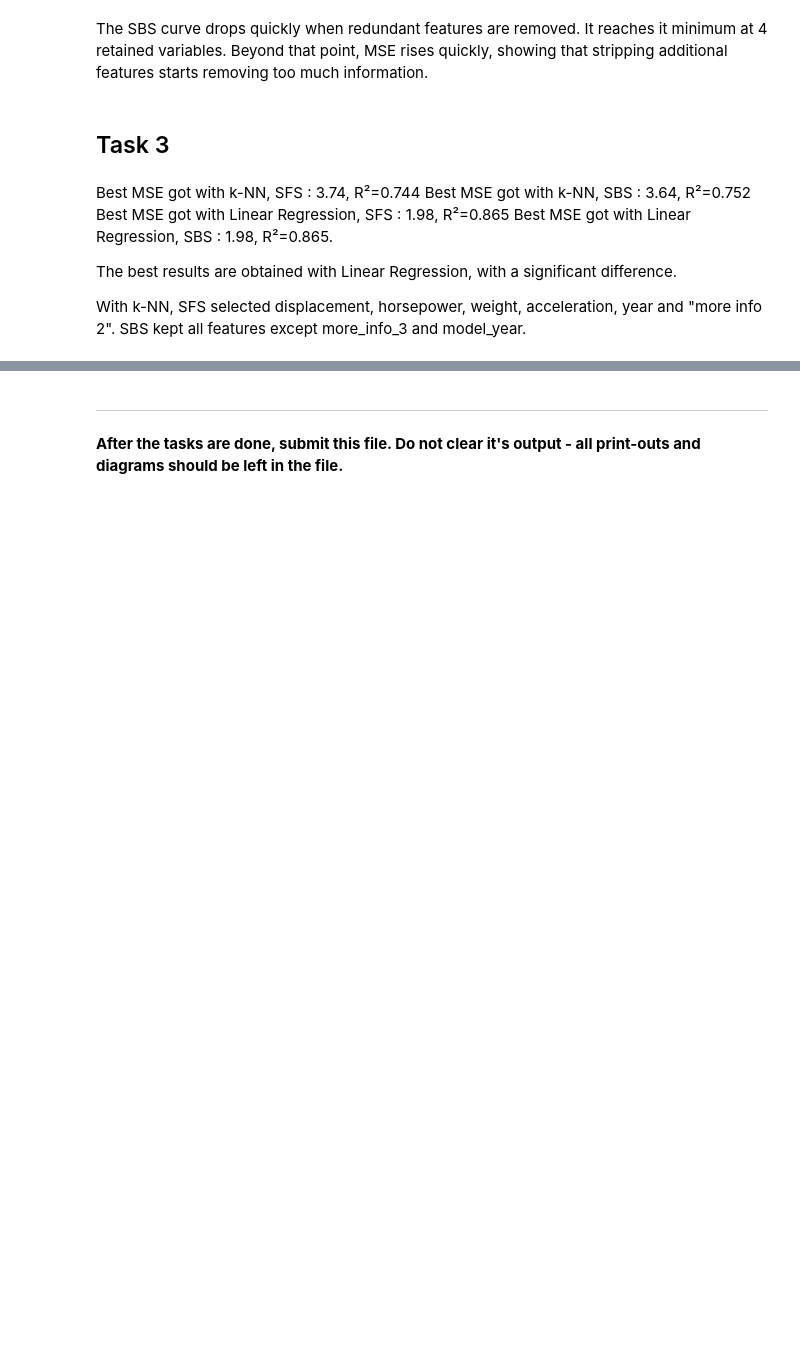
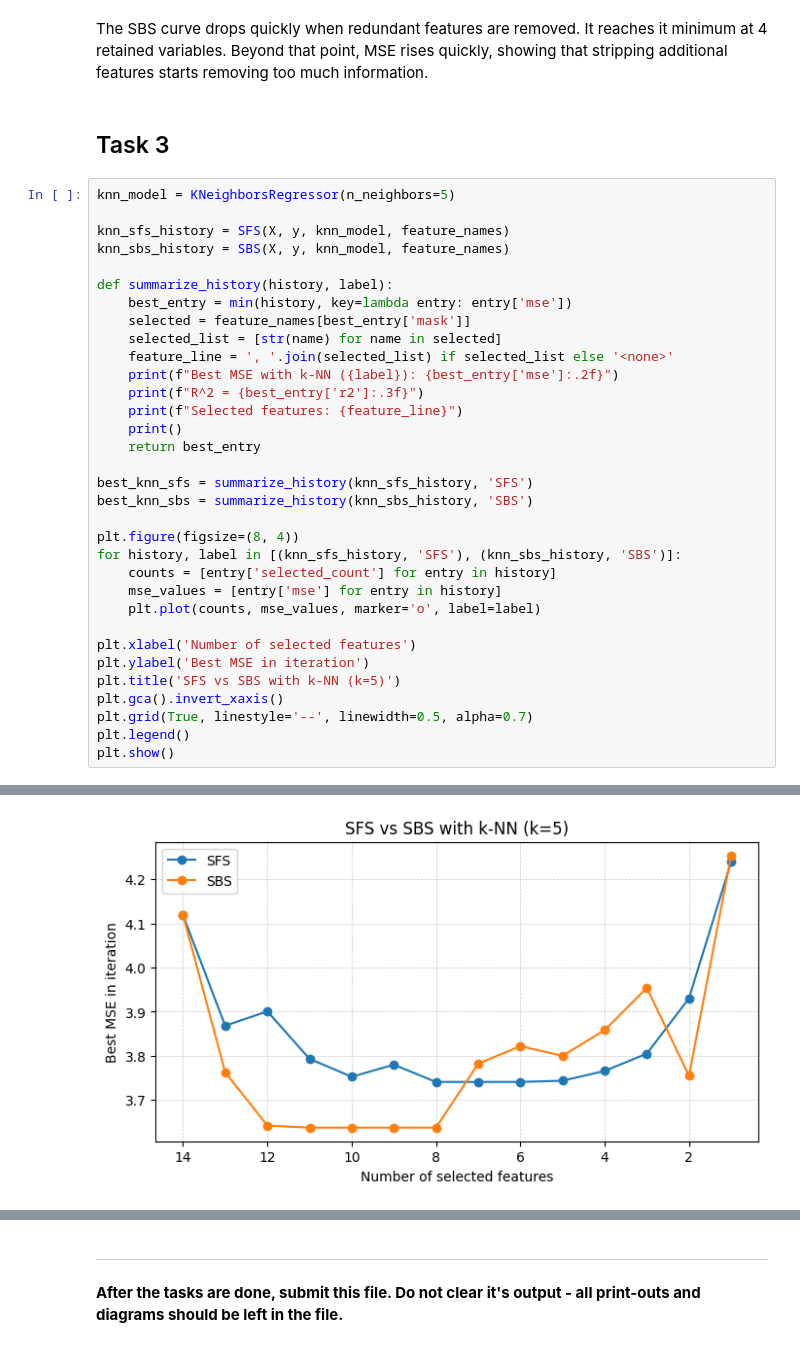
Before and after one commit to loic-marigny/machine-learning-rtu, a Jupyter notebook: 8_Assignment.ipynb, the cells around one changed output, grey strips where cells are left out. Drawn from its saved outputs; the diff is of its cells as text; blank space fills up the shorter version.

```diff
--- a/8_Assignment.ipynb
+++ b/8_Assignment.ipynb
@@ -203,12 +203,37 @@ plt.show()
 The SBS curve drops quickly when redundant features are removed. It reaches it minimum at 4 retained variables. Beyond that point, MSE rises quickly, showing that stripping additional features starts removing too much information.
 # %% [markdown]
 ## Task 3
-# %% [markdown]
-Best MSE got with k-NN, SFS : 3.74, R²=0.744
-Best MSE got with k-NN, SBS : 3.64, R²=0.752
-Best MSE got with Linear Regression, SFS : 1.98, R²=0.865
-Best MSE got with Linear Regression, SBS : 1.98, R²=0.865.
-
-The best results are obtained with Linear Regression, with a significant difference.
-
-With k-NN, SFS selected displacement, horsepower, weight, acceleration, year and "more info 2". SBS kept all features except more_info_3 and model_year.
+# %%
+knn_model = KNeighborsRegressor(n_neighbors=5)
+
+knn_sfs_history = SFS(X, y, knn_model, feature_names)
+knn_sbs_history = SBS(X, y, knn_model, feature_names)
+
+def summarize_history(history, label):
+    best_entry = min(history, key=lambda entry: entry['mse'])
+    selected = feature_names[best_entry['mask']]
+    selected_list = [str(name) for name in selected]
+    feature_line = ', '.join(selected_list) if selected_list else '<none>'
+    print(f"Best MSE with k-NN ({label}): {best_entry['mse']:.2f}")
+    print(f"R^2 = {best_entry['r2']:.3f}")
+    print(f"Selected features: {feature_line}")
+    print()
+    return best_entry
+
+best_knn_sfs = summarize_history(knn_sfs_history, 'SFS')
+best_knn_sbs = summarize_history(knn_sbs_history, 'SBS')
+
+plt.figure(figsize=(8, 4))
+for history, label in [(knn_sfs_history, 'SFS'), (knn_sbs_history, 'SBS')]:
+    counts = [entry['selected_count'] for entry in history]
+    mse_values = [entry['mse'] for entry in history]
+    plt.plot(counts, mse_values, marker='o', label=label)
+
+plt.xlabel('Number of selected features')
+plt.ylabel('Best MSE in iteration')
+plt.title('SFS vs SBS with k-NN (k=5)')
+plt.gca().invert_xaxis()
+plt.grid(True, linestyle='--', linewidth=0.5, alpha=0.7)
+plt.legend()
+plt.show()
+# %% [output]
@@ -214,0 +257 @@ With k-NN, SFS selected displacement, horsepower, weight, acceleration, year and
+[figure, added]
```
Also changed, not shown: parts of 2 cells of this notebook.
